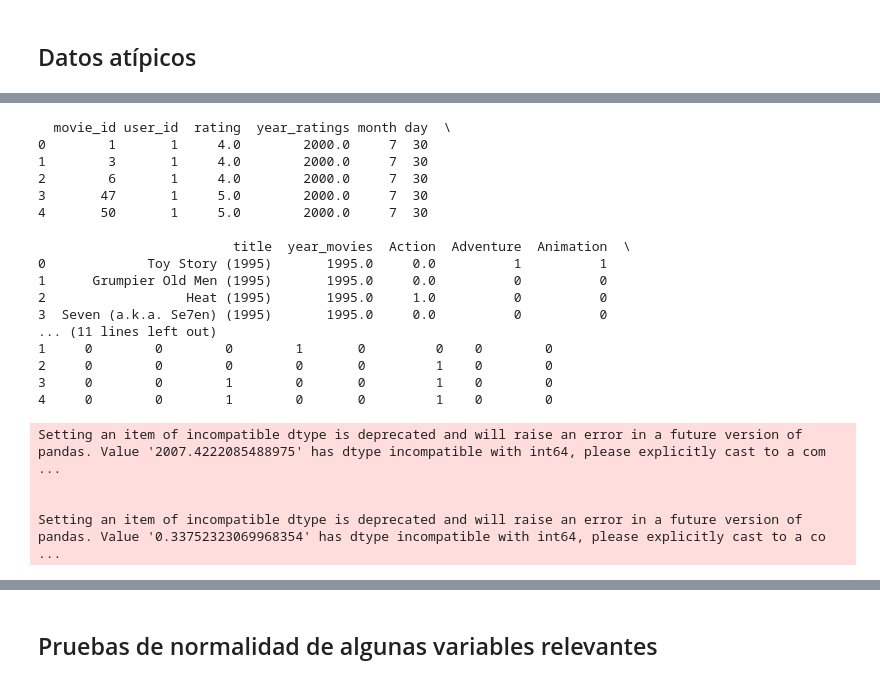
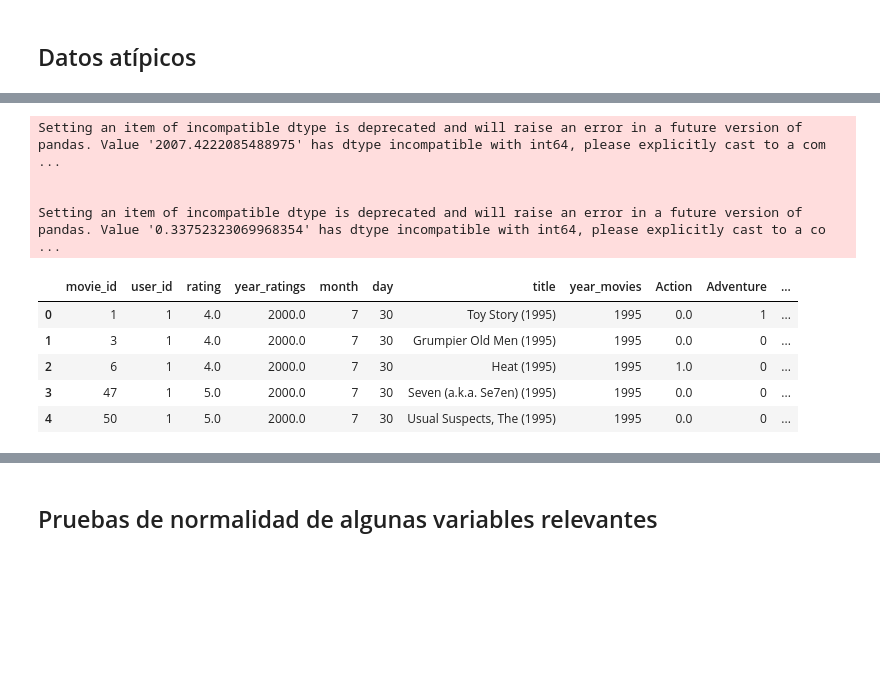
Before and after one commit to josedavidm12/sistemas_recomendacion, a Jupyter notebook: limpieza_final.ipynb, the cells around one changed output, grey strips where cells are left out. Cells and saved outputs as stored; diff of their text form; code cells hidden in the pictures; blank space fills up the shorter version.

```diff
--- a/limpieza_final.ipynb
+++ b/limpieza_final.ipynb
@@ -219,35 +242,3 @@ visual_outliers(df_final)
 # %% [output]
 [figure]
 [interactive output not drawn]
-# %%
-# Lista de columnas de géneros a excluir
-genero_cols = [
-    'Adventure', 'Animation', 'Children', 'Comedy', 'Crime', 'Documentary',
-    'Drama', 'Fantasy', 'Film-Noir', 'Horror', 'IMAX', 'Musical', 'Mystery',
-    'Romance', 'Sci-Fi', 'Thriller', 'War', 'Western'
-]
-
-# Seleccionar columnas numéricas excluyendo los géneros
-numeric_cols = df_final.select_dtypes(include=[np.number]).columns
-numeric_cols = [col for col in numeric_cols if col not in genero_cols]
-
-outliers_count = {}
-
-# Identificar y contar atípicos usando IQR
-for col in numeric_cols:
-    col_data = df_final[col].dropna()
-
-    # Calcular IQR
-    Q1 = col_data.quantile(0.25)
-    Q3 = col_data.quantile(0.75)
-    IQR = Q3 - Q1
-
-    lower_bound = Q1 - 1.5 * IQR
-    upper_bound = Q3 + 1.5 * IQR
-
-    outliers = (df_final[col] < lower_bound) | (df_final[col] > upper_bound)
-    outliers_count[col] = np.sum(outliers)
-
-# Crear un DataFrame con las cantidades de atípicos
-outliers_df = pd.DataFrame(list(outliers_count.items()), columns=['Variable', 'Cantidad de Atípicos'])
-print(outliers_df)
@@ -262,58 +265,52 @@ print(outliers_df)
 
 import numpy as np
 # Imputación de atípicos con la media
+
 def impute_outliers_with_mean(df, column):
     """
     Imputa los valores atípicos de una columna con la media de la columna.
 
     Args:
         df: DataFrame de pandas.
         column: Nombre de la columna a imputar.
     """
+
     numeric_cols = df.select_dtypes(include=[np.number]).columns
+
     if column not in numeric_cols:
         print(f"La columna '{column}' no es numérica.")
         return df
 
     col_data = df[column].dropna()
 
     # Calcular IQR
     Q1 = col_data.quantile(0.25)
     Q3 = col_data.quantile(0.75)
     IQR = Q3 - Q1
     lower_bound = Q1 - 1.5 * IQR
     upper_bound = Q3 + 1.5 * IQR
 
     # Identificar y reemplazar los valores atípicos con la media
     mean_value = col_data.mean()
     df.loc[(df[column] < lower_bound) | (df[column] > upper_bound), column] = mean_value
     return df
 
+# Excluir la variable 'year_movies' del proceso que no se deberia imputar puesto que es el año donde se hizo la pelicula
+numeric_cols = df_final.select_dtypes(include=[np.number]).columns
+cols_to_impute = [col for col in numeric_cols if col != 'year_movies']
 
-# Ejemplo de uso (reemplaza 'rating' con el nombre de tu columna)
-for col in numeric_cols:
+for col in cols_to_impute:
     df_final = impute_outliers_with_mean(df_final, col)
 
-print(df_final.head())
+df_final.head()
 # %% [output]
-  movie_id user_id  rating  year_ratings month day  \
-0        1       1     4.0        2000.0     7  30
-1        3       1     4.0        2000.0     7  30
-2        6       1     4.0        2000.0     7  30
-3       47       1     5.0        2000.0     7  30
-4       50       1     5.0        2000.0     7  30
+Setting an item of incompatible dtype is deprecated and will raise an error in a future version of pandas. Value '2007.4222085488975' has dtype incompatible with int64, please explicitly cast to a com ...
 
-                         title  year_movies  Action  Adventure  Animation  \
-0             Toy Story (1995)       1995.0     0.0          1          1
-1      Grumpier Old Men (1995)       1995.0     0.0          0          0
-2                  Heat (1995)       1995.0     1.0          0          0
-3  Seven (a.k.a. Se7en) (1995)       1995.0     0.0          0          0
-... (11 lines left out)
-1     0        0        0        1       0         0    0        0
-2     0        0        0        0       0         1    0        0
-3     0        0        1        0       0         1    0        0
-4     0        0        1        0       0         1    0        0
+
+Setting an item of incompatible dtype is deprecated and will raise an error in a future version of pandas. Value '0.33752323069968354' has dtype incompatible with int64, please explicitly cast to a co ...
-Setting an item of incompatible dtype is deprecated and will raise an error in a future version of pandas. Value '2007.4222085488975' has dtype incompatible with int64, please explicitly cast to a com ...
-
-
-Setting an item of incompatible dtype is deprecated and will raise an error in a future version of pandas. Value '0.33752323069968354' has dtype incompatible with int64, please explicitly cast to a co ...
+|  | movie_id | user_id | rating | year_ratings | month | day | title | year_movies | Action | Adventure | ... |
+| 0 | 1 | 1 | 4.0 | 2000.0 | 7 | 30 | Toy Story (1995) | 1995 | 0.0 | 1 | ... |
+| 1 | 3 | 1 | 4.0 | 2000.0 | 7 | 30 | Grumpier Old Men (1995) | 1995 | 0.0 | 0 | ... |
+| 2 | 6 | 1 | 4.0 | 2000.0 | 7 | 30 | Heat (1995) | 1995 | 1.0 | 0 | ... |
+| 3 | 47 | 1 | 5.0 | 2000.0 | 7 | 30 | Seven (a.k.a. Se7en) (1995) | 1995 | 0.0 | 0 | ... |
+| 4 | 50 | 1 | 5.0 | 2000.0 | 7 | 30 | Usual Suspects, The (1995) | 1995 | 0.0 | 0 | ... |
```
Also changed, not shown: parts of 17 cells of this notebook.
